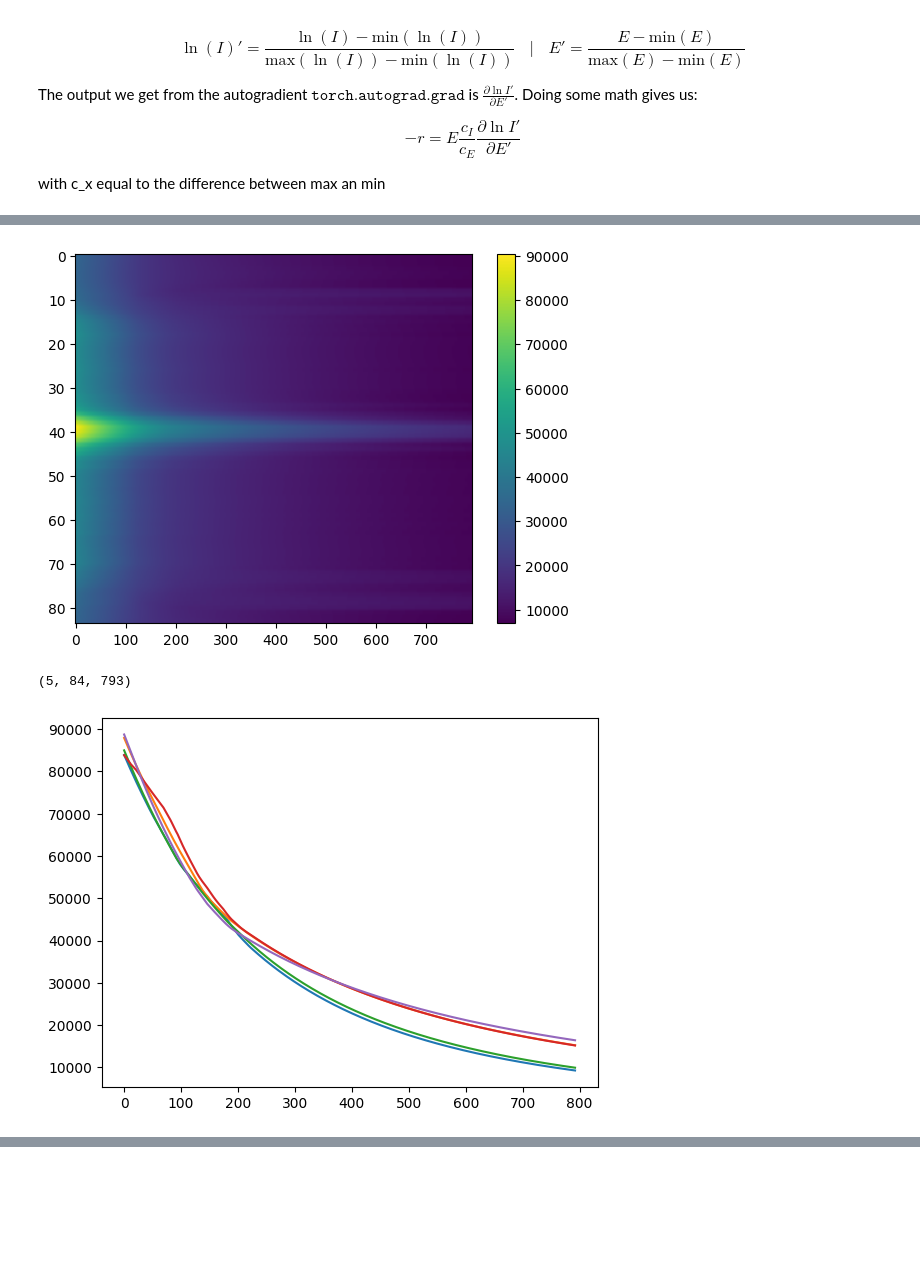
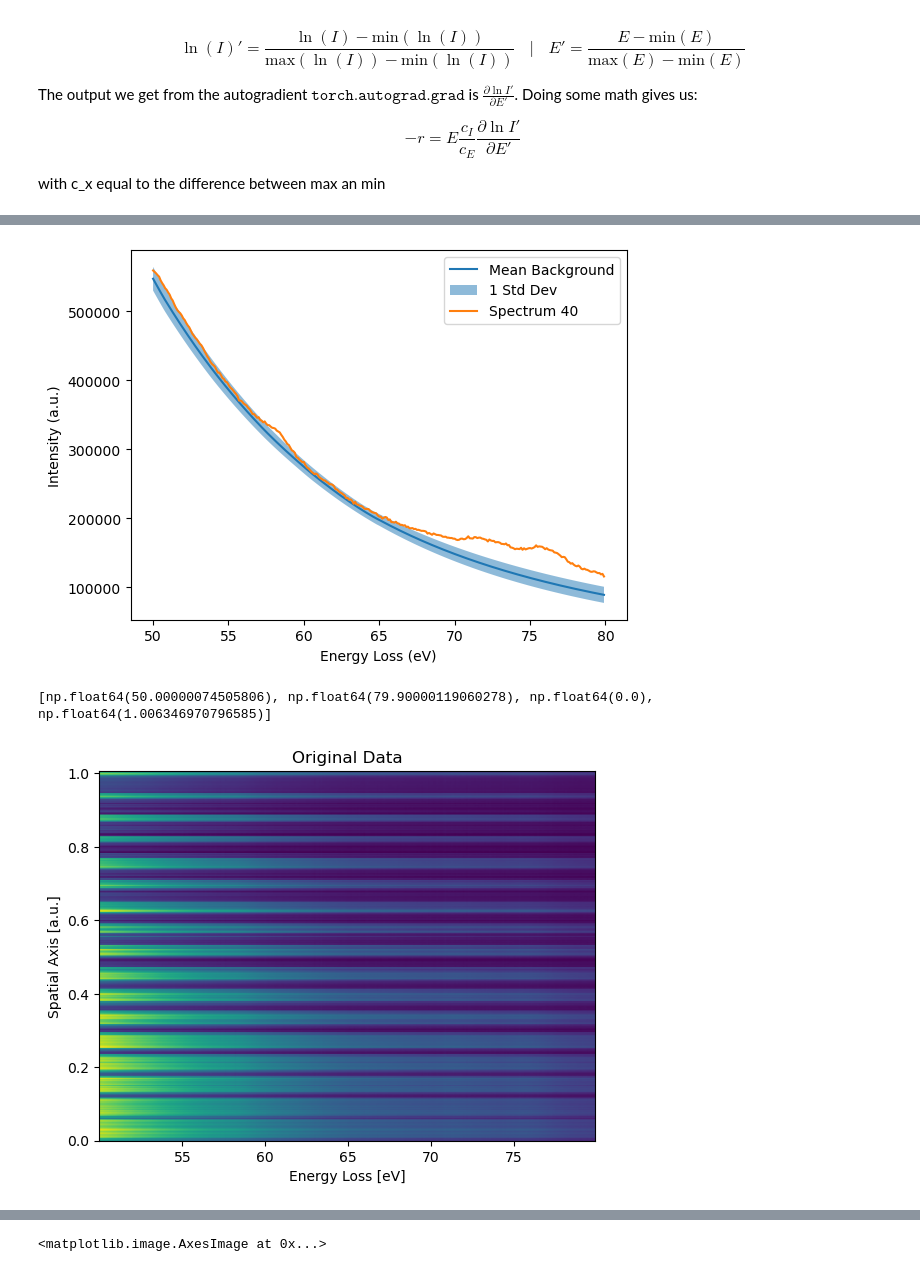
Before and after one commit to BWielen/CLFitter, a Jupyter notebook: Examples/BackgroundParameterization.ipynb, the cells around one changed output, grey strips where cells are left out. Drawn from its saved outputs; the diff is of its cells as text; code cells hidden in the pictures; blank space fills up the shorter version.

```diff
--- a/Examples/BackgroundParameterization.ipynb
+++ b/Examples/BackgroundParameterization.ipynb
@@ -379,0 +444,7 @@ tensor([9.6453, 9.6444, 9.6435, 9.6425, 9.6416, 9.6407, 9.6397, 9.6388, 9.6379,
+# %%
+objectNN.window_data(lower=150, higher = 180)
+# objectNN.plot_spectra(spectra_indices=[1,60,120])
+objectNN.cluster_data(n_clusters=5)
+objectNN.prepare_X_mc_data()
+objectNN.prepare_X_eval_data()
+objectNN.train_MC_replica_consecutive(n_mc_replicas=10, edge_onset=165, epochs = 100)
@@ -380,40 +474,61 @@ tensor([9.6453, 9.6444, 9.6435, 9.6425, 9.6416, 9.6407, 9.6397, 9.6388, 9.6379,
 # %%
+# print(objectNN.background[3])
 # objectNN.background,0)
-plt.imshow(np.nan_to_num(objectNN.background[4]), aspect='auto', cmap='viridis')
-plt.colorbar()
-plt.show()
-print(objectNN.background.shape)
-bgmean = np.mean(objectNN.background, axis=0)
-bgstd = np.std(objectNN.background, axis=0)
+# plt.imshow(objectNN.background[5], aspect='auto', cmap='viridis')
+# plt.colorbar()
+# plt.title('Singular Background Prediction')
+# plt.show()
+# print(objectNN.background.shape)
+bgmean = np.mean(objectNN.background[:6], axis=0)
+bgstd = np.std(objectNN.background[:6], axis=0)
 
-plt.plot(objectNN.background[:,40,:].T)
+# plt.plot(objectNN.background[:,40,:].T)
+# plt.title('Background Predictions for a Single Spectrum')
 # plt.plot(objectNN.intensity_data.T, alpha=0.5)
-# plt.colorbar()
+# # plt.colorbar()
 # plt.plot(objectNN.background[0])
 # print(objectNN.background[1]-objectNN.background[0])
 # plt.imshow(bgmean, aspect='auto', cmap='viridis')
 # plt.colorbar()
-plt.show()
-tii = objectNN.total_integrated_intensity
-frac = 0.7
-plt.plot((tii-frac*min(tii))/(max(tii)-min(tii)*frac)*len(objectNN.energy_axis), range(len(objectNN.spatial_axis)), color='red')
-plt.imshow(bgstd, aspect='auto', cmap='viridis')
-plt.colorbar()
-plt.show()
+# plt.show()
+# tii = objectNN.total_integrated_intensity
+# frac = 0.7
+# plt.plot((tii-frac*min(tii))/(max(tii)-min(tii)*frac)*len(objectNN.energy_axis), range(len(objectNN.spatial_axis)), color='red')
+# plt.imshow(bgstd, aspect='auto', cmap='viridis')
+# plt.colorbar()
+# plt.show()
 
 
-show_spectrum = 10
+show_spectrum = 45
 plt.plot(objectNN.energy_axis, bgmean[show_spectrum], label='Mean Background')
 plt.fill_between(objectNN.energy_axis, bgmean[show_spectrum]-bgstd[show_spectrum], bgmean[show_spectrum]+bgstd[show_spectrum], alpha=0.5, label='1 Std Dev')
 plt.plot(objectNN.energy_axis, objectNN.intensity_data[show_spectrum], label='Spectrum 40')
 plt.xlabel('Energy Loss (eV)')
 plt.ylabel('Intensity (a.u.)')
+plt.legend()
 plt.show()
 
-plt.imshow((objectNN.intensity_data-bgmean)/bgstd, aspect='auto', cmap='viridis')
+extentslice = [objectNN.energy_axis[0], objectNN.energy_axis[-1], objectNN.spatial_axis[0], objectNN.spatial_axis[-1]]
+print(extentslice)
+
+plt.imshow(objectNN.intensity_data, extent= extentslice, aspect='auto', cmap='viridis')
+# plt.colorbar('Intensity [a.u.]')
+plt.title('Original Data')
+plt.xlabel('Energy Loss [eV]')
+plt.ylabel('Spatial Axis [a.u.]')
+plt.show()
+# zscore = (objectNN.intensity_data - bgmean) / bgstd
+# zscore_masked = np.where(zscore >= 1, zscore, 0)
+# plt.imshow(zscore_masked, extent=[objectNN.energy_axis[0], objectNN.energy_axis[-1], objectNN.spatial_axis[0], objectNN.spatial_axis[-1]], aspect='auto', cmap='plasma')
+plt.imshow(((objectNN.intensity_data - bgmean))[objectNN.clusters == 2], extent=extentslice, aspect='auto', cmap='plasma')
 plt.colorbar()
+plt.title('Background Subtracted Data')
+plt.xlabel('Energy Loss [eV]')
+plt.ylabel('Spatial Axis')
 plt.show()
+
+plt.imshow(bgstd, extent=extentslice, aspect='auto', cmap='plasma')
 # %% [output]
-[figure, old version]
+[figure, new version]
-(5, 84, 793)
+[np.float64(50.00000074505806), np.float64(79.90000119060278), np.float64(0.0), np.float64(1.006346970796585)]
-[figure, old version]
+[figure, new version]
@@ -420,0 +536 @@ plt.show()
+<matplotlib.image.AxesImage at 0x...>
```
Also changed, not shown: parts of 10 cells of this notebook.
